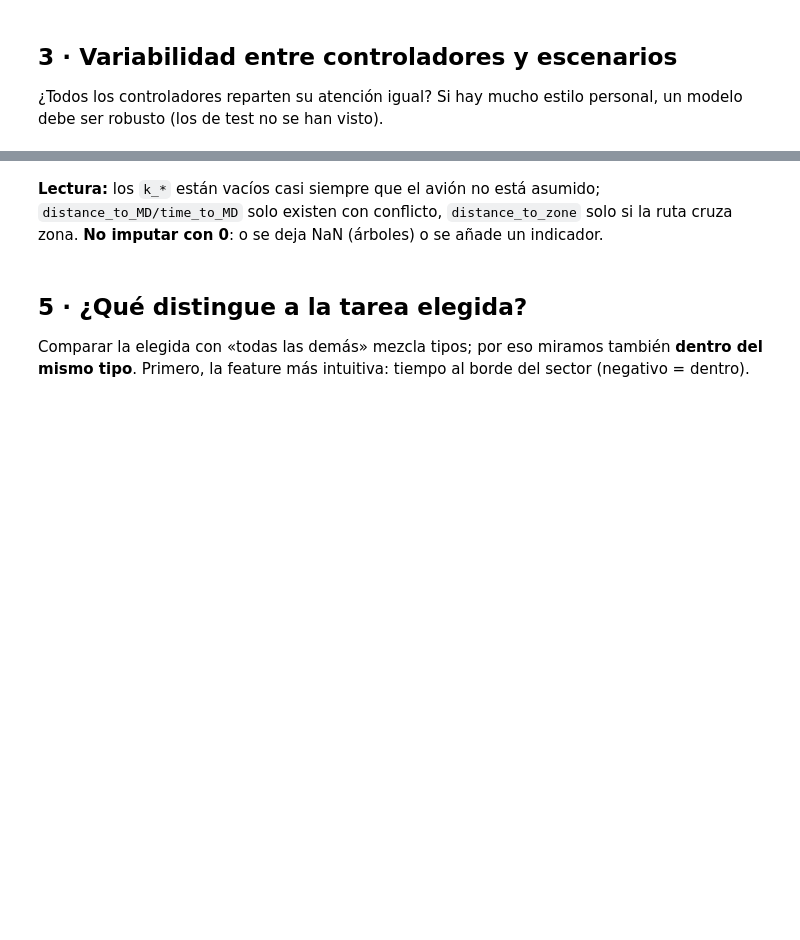
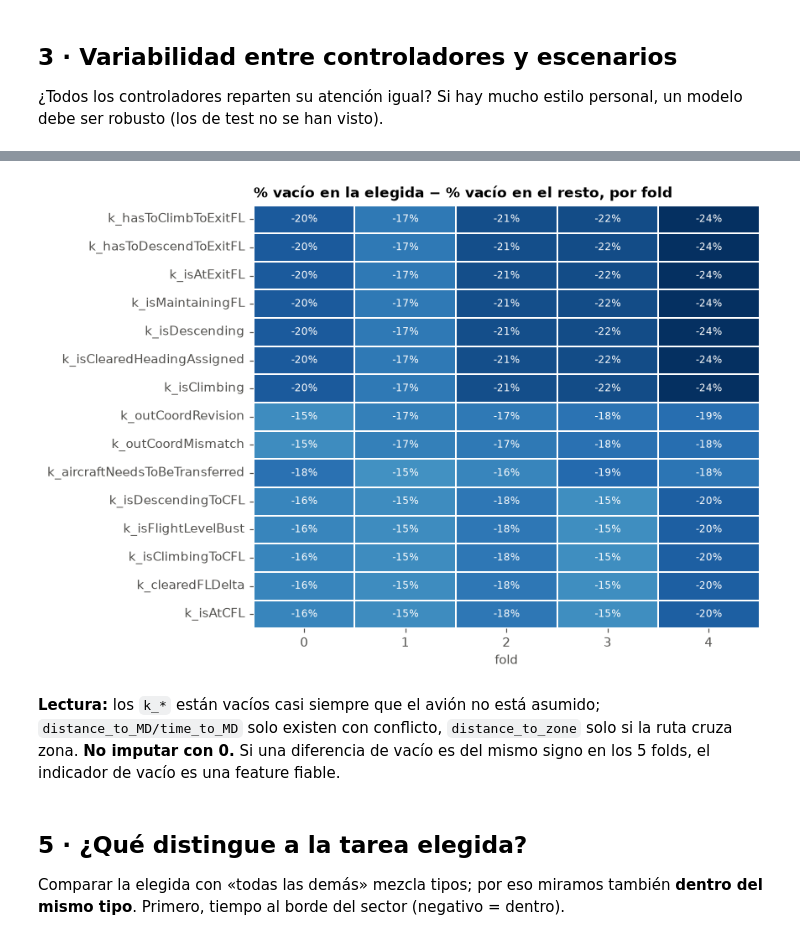
Before and after one commit to T1N8T/FlowDataLab, a Jupyter notebook: notebooks/01_eda.ipynb, the cells around one changed output, grey strips where cells are left out. Drawn from its saved outputs; the diff is of its cells as text; code cells hidden in the pictures; blank space fills up the shorter version.

```diff
--- a/notebooks/01_eda.ipynb
+++ b/notebooks/01_eda.ipynb
@@ -139,9 +201,9 @@ plt.setp(ax.get_xticklabels(), rotation=35, ha="right"); plt.tight_layout()
 # %%
-# Mismo análisis agregado por escenario y por controlador: ¿qué varía más?
+# ¿Qué varía más la mezcla de tipos elegidos: el escenario, el controlador o el fold?
 from scipy.stats import chi2_contingency
-for g in ["scenario", "atco"]:
+for g in ["scenario", "atco", "fold"]:
     ct = pd.crosstab(pos[g], pos.type)
     chi2, p, dof, _ = chi2_contingency(ct)
     v = np.sqrt(chi2 / (ct.values.sum() * (min(ct.shape) - 1)))
     print(f"Cramér's V tipo ~ {g:8s}: {v:.3f}")
-pd.crosstab(pos.scenario, pos.type, normalize="index")[mix.columns].style.format("{:.0%}").background_gradient("Blues", axis=None)
+pd.crosstab(pos.scenario, pos.type, normalize="index")[main].style.format("{:.0%}").background_gradient("Blues", axis=None)
@@ -165,9 +238,19 @@ ax.set_title("% vacío por columna, según si el avión está asumido"); ax.lege
+# %%
+# ¿Estar vacía da información? % vacío en la elegida vs en el resto, y si es estable entre folds
+na_t = pd.DataFrame({f: lab[lab.fold == f].groupby("target_index")[na.index].apply(lambda g: g.isna().mean()).T.pipe(lambda x: x[1] - x[0])
+                     for f in range(5)})
+na_t = na_t.loc[na_t.mean(axis=1).abs().sort_values(ascending=False).index[:15]]
+fig, ax = plt.subplots(figsize=(8, 5.5))
+sns.heatmap(na_t, annot=True, fmt="+.0%", cmap="RdBu_r", center=0, cbar=False, linewidths=1, linecolor="white", ax=ax, annot_kws=dict(size=8))
+ax.set(title="% vacío en la elegida − % vacío en el resto, por fold", xlabel="fold", ylabel=""); plt.tight_layout()
+# %% [output]
+[figure, added]
 # %% [markdown]
-**Lectura:** los `k_*` están vacíos casi siempre que el avión no está asumido; `distance_to_MD/time_to_MD` solo existen con conflicto, `distance_to_zone` solo si la ruta cruza zona. **No imputar con 0**: o se deja NaN (árboles) o se añade un indicador.
+**Lectura:** los `k_*` están vacíos casi siempre que el avión no está asumido; `distance_to_MD/time_to_MD` solo existen con conflicto, `distance_to_zone` solo si la ruta cruza zona. **No imputar con 0.** Si una diferencia de vacío es del mismo signo en los 5 folds, el indicador de vacío es una feature fiable.
 # %% [markdown]
 ## 5 · ¿Qué distingue a la tarea elegida?
 
-Comparar la elegida con «todas las demás» mezcla tipos; por eso miramos también **dentro del mismo tipo**. Primero, la feature más intuitiva: tiempo al borde del sector (negativo = dentro).
+Comparar la elegida con «todas las demás» mezcla tipos; por eso miramos también **dentro del mismo tipo**. Primero, tiempo al borde del sector (negativo = dentro).
 # %%
 top_types = ["transfer_aircraft", "assume_aircraft", "zone_conflict", "entry_coordination", "return_to_route", "exit_coordination"]
 fig, axes = plt.subplots(2, 3, figsize=(13, 6.5), sharex=True)
```
Also changed, not shown: parts of 59 cells of this notebook, 2 other files.
